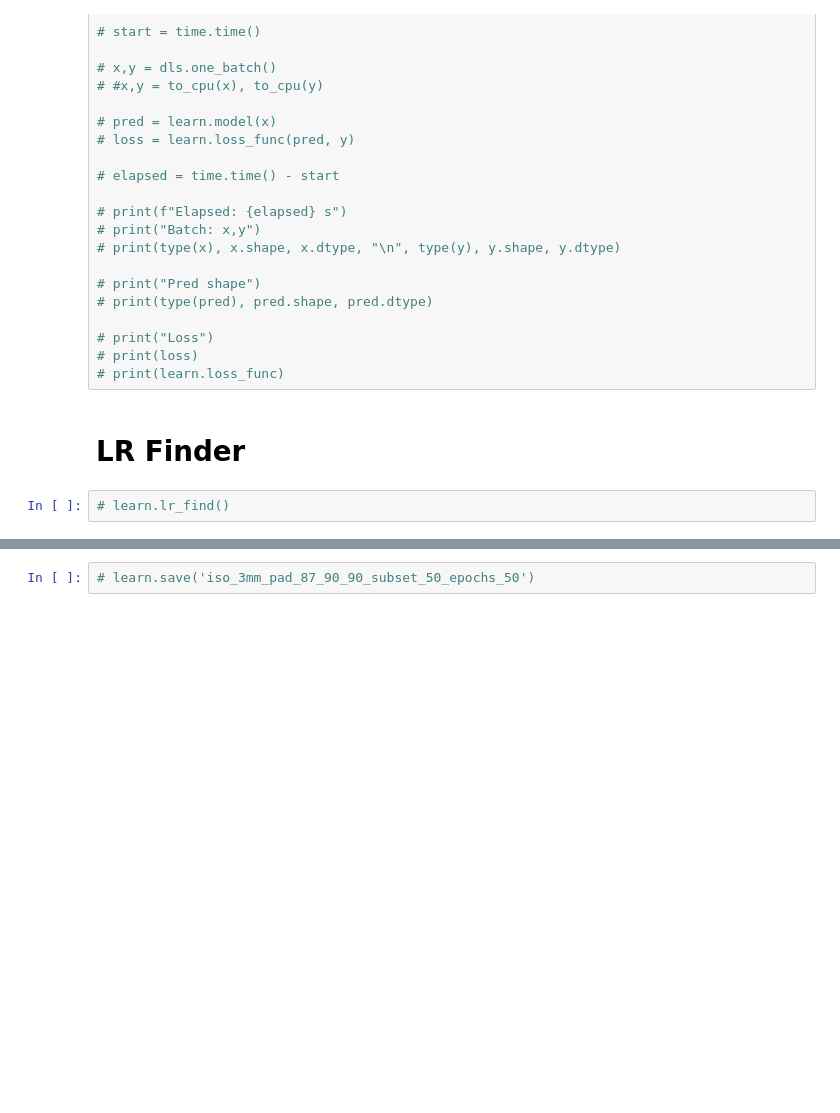
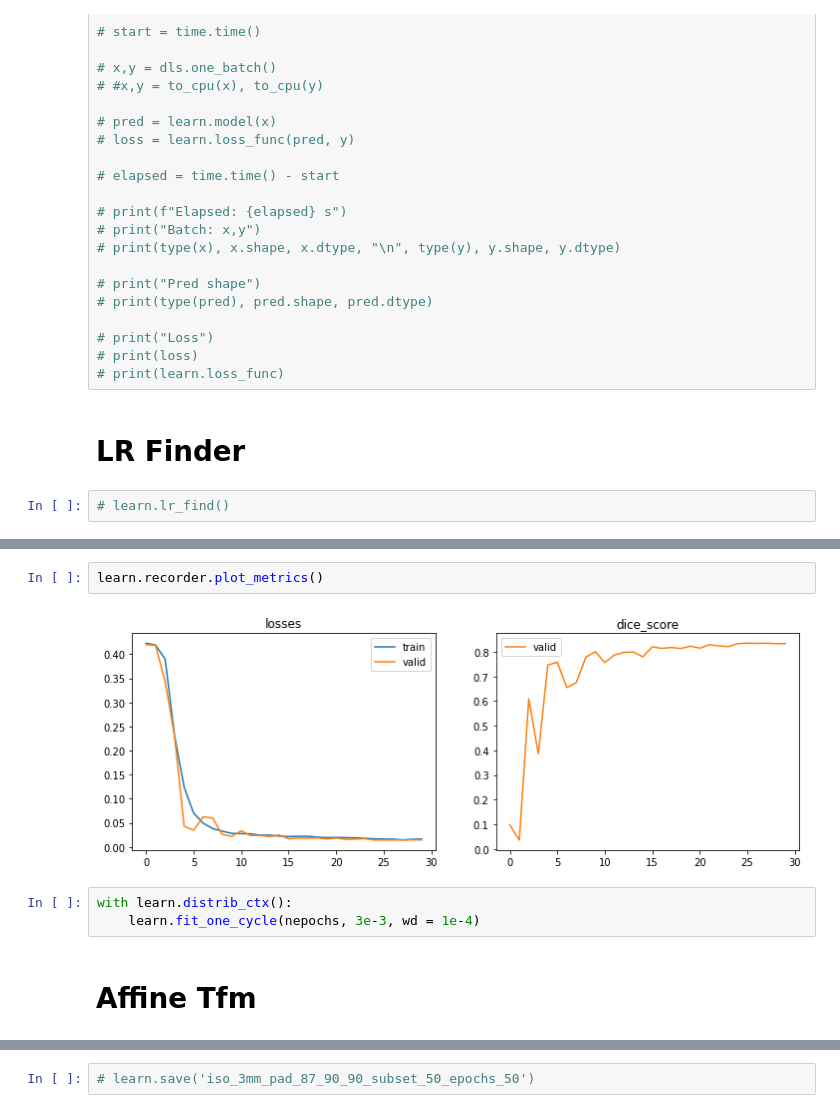
Before and after one commit to RGologorsky/DeepPit, a Jupyter notebook: 08b_nyu_multi_gpu_simple.ipynb, the cells around one changed output, grey strips where cells are left out. Cells and saved outputs as stored; diff of their text form; blank space fills up the shorter version.

```diff
--- a/08b_nyu_multi_gpu_simple.ipynb
+++ b/08b_nyu_multi_gpu_simple.ipynb
@@ -369,0 +453,9 @@ with learn.distrib_ctx():
+# %%
+learn.recorder.plot_metrics()
+# %% [output]
+[figure, added]
+# %%
+with learn.distrib_ctx():
+    learn.fit_one_cycle(nepochs, 3e-3, wd = 1e-4)
+# %% [markdown]
+# Affine Tfm
```
Also changed, not shown: parts of 43 cells of this notebook, 14 other files.
